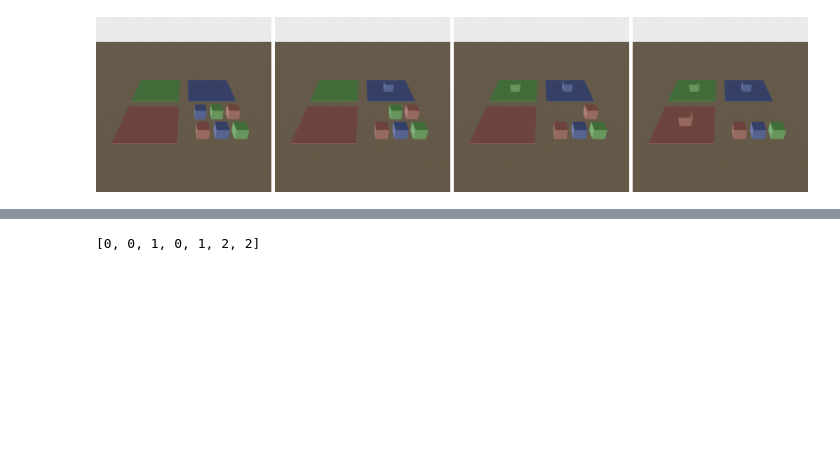
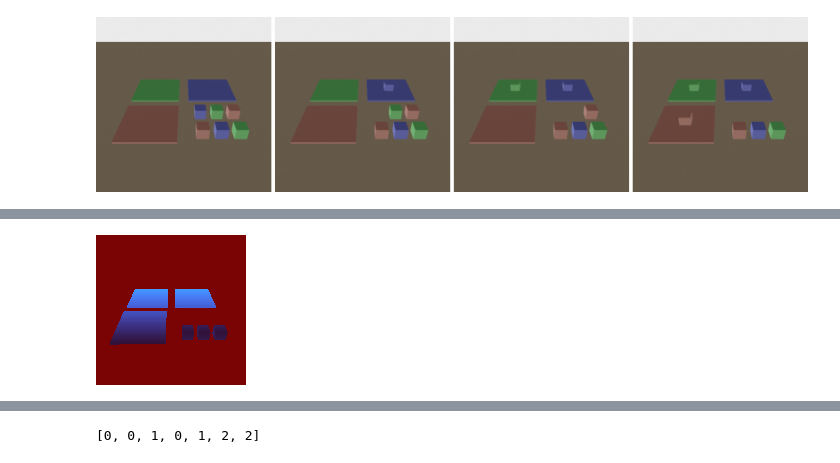
Before and after one commit to probcomp/bayes3d, a Jupyter notebook: experiments/tabletop/block_world.ipynb, the cells around one changed output, grey strips where cells are left out. Saved outputs shown, nothing was run; the diff lists cells and outputs as text; code cells hidden in the pictures; blank space fills up the shorter version.

```diff
--- a/experiments/tabletop/block_world.ipynb
+++ b/experiments/tabletop/block_world.ipynb
@@ -315,0 +395,5 @@ Done parsing
+# %%
+reconstruction = b.render_image(trace, renderer)
+b.get_depth_image(reconstruction[:,:,2])
+# %% [output]
+[figure, added]
```
Also changed, not shown: parts of 19 cells of this notebook.
